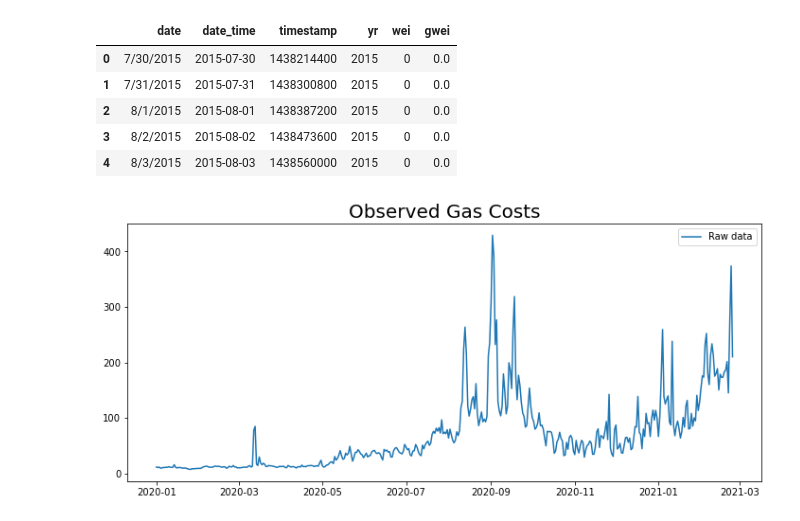
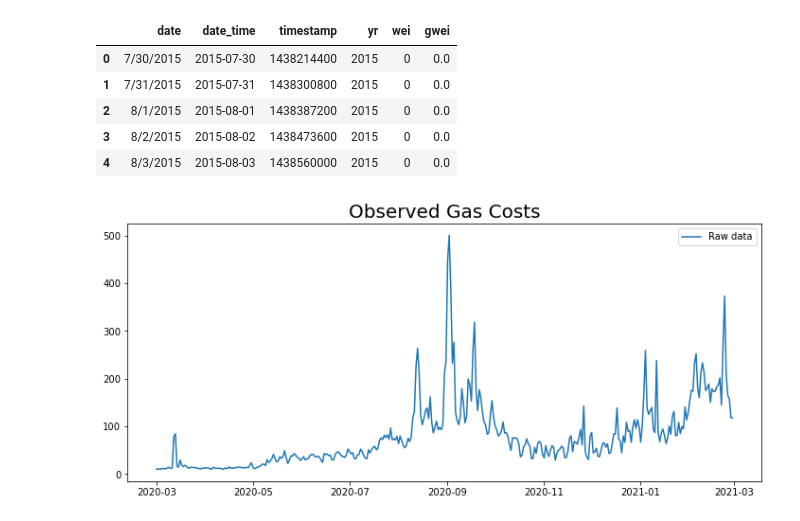
Before and after one commit to icmoore/syscoin-tex, a Jupyter notebook: notebooks/sys_4.ipynb, the cells around one changed output. Cells and saved outputs as stored; diff of their text form; code cells hidden in the pictures.

```diff
--- a/notebooks/sys_4.ipynb
+++ b/notebooks/sys_4.ipynb
@@ -26,3 +30,36 @@ from numpy import hstack
 from numpy import asarray
 from numpy import exp
 from sklearn.neighbors import KernelDensity
+# %%
+tx_fee = pd.read_csv('../resources/TransactionFee.csv')
+tx_fee.columns = ['date', 'timestamp','tx_fee']
+tx_fee = tx_fee.assign(tx_fee = [float(tx)/1e18 for tx in tx_fee['tx_fee'].values])
+
+eth_price = pd.read_csv('../resources/EtherPrice.csv')
+eth_price.columns = ['date', 'timestamp','price_val']
+gas_used = pd.read_csv('../resources/GasUsed.csv')
+gas_used.columns = ['date', 'timestamp','gas_val']
+tx_growth = pd.read_csv('../resources/TxGrowth.csv')
+tx_growth.columns = ['date', 'timestamp','tx_val']
+
+gas_price = pd.read_csv('../resources/AvgGasPrice.csv')
+gas_price.columns = ['date', 'timestamp','eth']
+gas_price = gas_price.assign(eth = gas_price['eth'].values/1e18)
+
+date_split = [t.rstrip().split('/') for t in tx_fee['date'].values]
+date_times = [datetime.date(int(t[2]), int(t[0]), int(t[1])) for t in date_split]
+tx_fee = tx_fee.assign(date_time = date_times)
+
+tx_fee = tx_fee[['date','date_time','timestamp','tx_fee']]
+tx_fee = tx_fee.tail(365).copy()
+tx_fee.reset_index(drop=True, inplace=True)
+
+upr_q = float(tx_fee[['tx_fee']].quantile(0.99))
+indices = list(np.argwhere(tx_fee['tx_fee'].values > upr_q).flatten())
+tx_fee.loc[indices,'gwei'] = np.nan
+tx_fee['gwei'] = tx_fee['tx_fee'].interpolate(method='polynomial', order=2, axis=0)
+
+plt.figure(figsize=(12,5))
+plt.plot(tx_fee['date_time'].values, tx_fee['tx_fee'].values, label="Raw data")
+plt.title("TX Fee in Ether", fontsize=20)
+plt.legend();
@@ -41,7 +80,7 @@ gas_price.head(5)
 date_split = [t.rstrip().split('/') for t in gas_price['date'].values]
 date_times = [datetime.date(int(t[2]), int(t[0]), int(t[1])) for t in date_split]
 gas_price = gas_price.assign(date_time = date_times)
-gas_price = gas_price.assign(gwei = gas_price['wei'].values/1000000000)
+gas_price = gas_price.assign(gwei = gas_price['wei'].values/1e9)
 gas_price = gas_price.assign(yr = [t.year for t in gas_price['date_time'].values])
 gas_price = gas_price[['date','date_time','timestamp','yr','wei','gwei']]
 gas_price.head(5)
@@ -53,17 +92,21 @@ gas_price.head(5)
 | 3 | 8/2/2015 | 2015-08-02 | 1438473600 | 2015 | 0 | 0.0 |
 | 4 | 8/3/2015 | 2015-08-03 | 1438560000 | 2015 | 0 | 0.0 |
 # %%
-plt_gas_price = gas_price[(gas_price.yr == 2020) | (gas_price.yr == 2021)].copy()
+#plt_gas_price = gas_price[(gas_price.yr == 2020) | (gas_price.yr == 2021)].copy()
+plt_gas_price = gas_price.tail(365).copy()
+plt_gas_price = plt_gas_price.assign(tx_fee = tx_fee['tx_fee'].values)
+plt_gas_price = plt_gas_price.assign(num_tx = tx_growth['tx_val'].tail(365).values)
 plt_gas_price.reset_index(drop=True, inplace=True)
 
 upr_q = float(plt_gas_price[['gwei']].quantile(0.99))
 indices = list(np.argwhere(plt_gas_price['gwei'].values > upr_q).flatten())
 plt_gas_price.loc[indices,'gwei'] = np.nan
 plt_gas_price['gwei'] = plt_gas_price['gwei'].interpolate(method='polynomial', order=2, axis=0)
 
 plt.figure(figsize=(12,5))
 plt.plot(plt_gas_price['date_time'].values, plt_gas_price['gwei'].values, label="Raw data")
 plt.title("Observed Gas Costs", fontsize=20)
-N = len(plt_gas_price['date_time'].values)plt.legend();
+N = len(plt_gas_price['date_time'].values)
+plt.legend();
 # %% [output]
-[figure, old version]
+[figure, new version]
```
Also changed, not shown: parts of 16 cells of this notebook, 8 other files.
